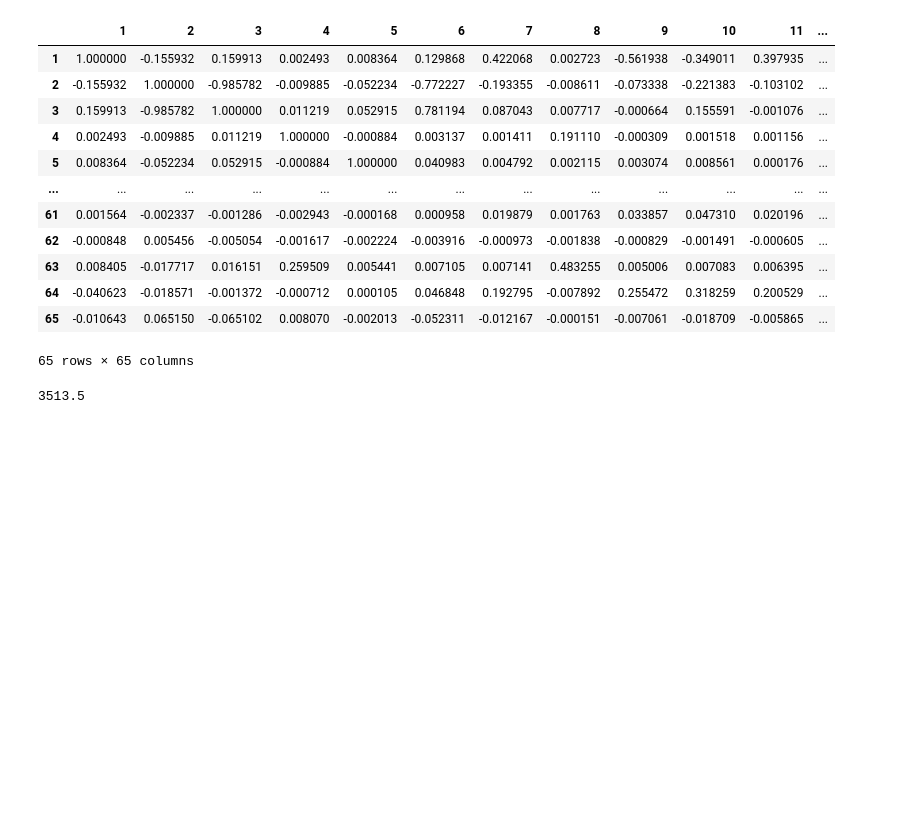
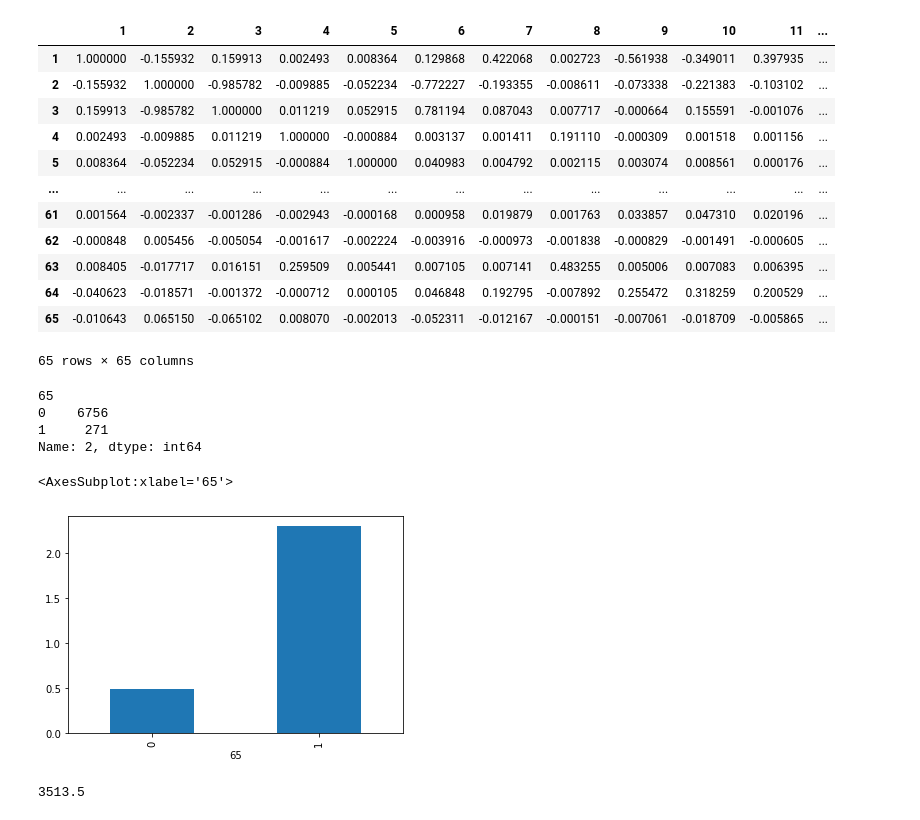
Before and after one commit to KeeganH2O/DS160_Final_Project_BWT_KSH, a Jupyter notebook: Final Project Workbook.ipynb, the cells around one changed output. Saved outputs shown, nothing was run; the diff lists cells and outputs as text; code cells hidden in the pictures; blank space fills up the shorter version.

Commit message:
Add files via upload
Begins visualization phase:
-Includes graph of means of column 2 of the first dataset

Next steps:
-include graph of means for remaining data frames and  columns that are abnormal

```diff
--- a/Final Project Workbook.ipynb
+++ b/Final Project Workbook.ipynb
@@ -271,7 +276,18 @@ df1.corr()
 65 rows × 65 columns
 # %%
 #trying to groupby 1's and 0's of column 65 (bankrupt T or F)
-G65 = df1['2'].groupby(df1['65'])
+G65 = df1['2'].groupby(df1['65']).count()
+G65
+# %% [output]
+65
+0    6756
+1     271
+Name: 2, dtype: int64
+# %%
+df1['2'].groupby(df1['65']).mean().plot(kind='bar')
+# %% [output]
+<AxesSubplot:xlabel='65'>
+[figure, added]
 # %%
 #Comparing means of 1's and 0's using column 2 data
 G65.count().mean()
```
Also changed, not shown: parts of 2 cells of this notebook.
